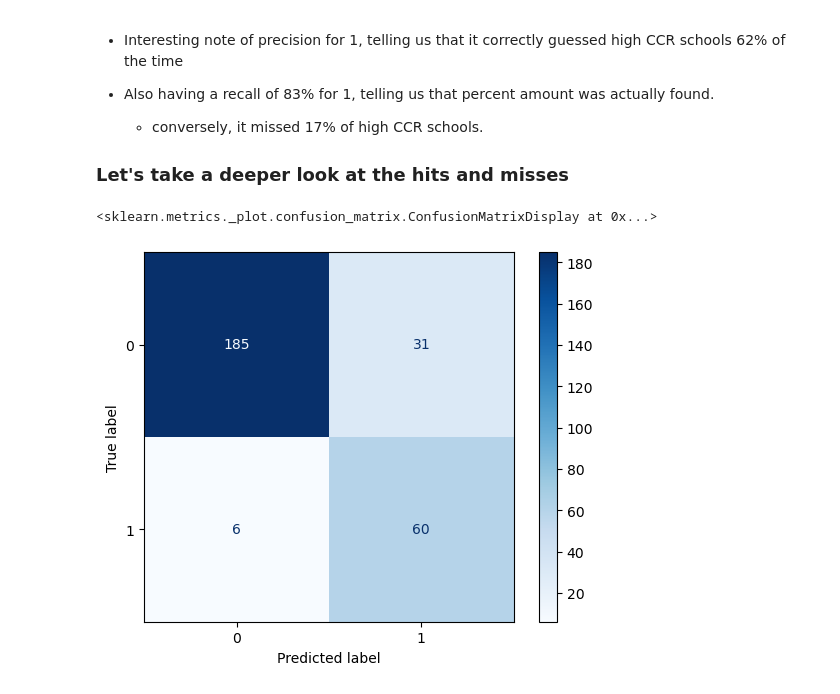
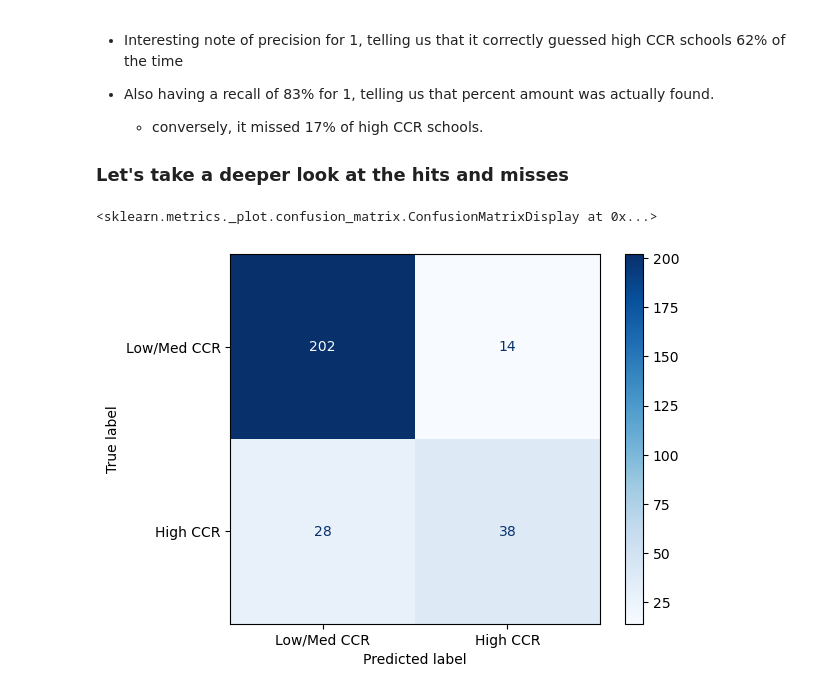
Before and after one commit to brehima5/CID_data-slayer-corps, a Jupyter notebook: python/notebooks/model_training.ipynb, the cells around one changed output. Cells and saved outputs as stored; diff of their text form; code cells hidden in the pictures.

```diff
--- a/python/notebooks/model_training.ipynb
+++ b/python/notebooks/model_training.ipynb
@@ -99,3 +144,16 @@ dtype: int64
 # %%
-sns.scatterplot(df1, x='eni_rate', y='ccr_rate')
+# streamlined multiple scatterplots all in one figure
+
+features = ['eni_rate', 'pct_temp_housing', 'avg_student_attendance']
+plt.figure(figsize=(15, 4))
+
+for f in features:
+    plt.subplot(1, 3, features.index(f) + 1)
+    plt.scatter(df1[f], df1['ccr_rate'], alpha=0.5)
+    plt.xlabel(f)
+    plt.ylabel('ccr_rate')
+    plt.title(f'{f} vs. ccr_rate')
+
+plt.tight_layout()
+plt.show()
 # %% [output]
@@ -137,16 +237,15 @@ df1.hist()
 # we'll likely need to make eni more normal.
 # let's use logit eni_rate, since it's heavily left-skewed
 
-# logit
+# logit eni_rate
 # Using a small epsilon (0.001) to avoid division by zero
 epsilon = 0.001
 df1['logit_eni'] = np.log((df1['eni_rate'] + epsilon) / (1 - df1['eni_rate'] + epsilon))
 
 
-# for ccr_rate and pct_temp_housing, we'll simply square root (since they're not terribly skewed)
-df1['sqrt_ccr_rate'] = np.sqrt(df1['ccr_rate'])
-df1['sqrt_pct_temp_housing'] = np.sqrt(df1['pct_temp_housing'])
-df1['sqrt_avg_student_attendance'] = np.sqrt(df1['avg_student_attendance'])
+# for the rest, we'll simply square root (since they're not terribly skewed)
+for col in ['ccr_rate', 'pct_temp_housing', 'avg_student_attendance']:
+    df1[f'sqrt_{col}'] = np.sqrt(df1[col])
 # %% [output]
 [figure]
 # %%
@@ -264,7 +431,7 @@ X2_train = sm.add_constant(X2_train)
 X2_test = sm.add_constant(X2_test)
 
 # Train the model
-model2 = LogisticRegression(class_weight='balanced')     # balanced to pay extra attention to the minority group (high ccr)
+model2 = LogisticRegression(class_weight={0:1, 1:0.8})     # balanced to pay extra attention to the minority group (high ccr)
 model2.fit(X2_train, y2_train)
 
 # Make predictions
@@ -294,10 +461,10 @@ Low/Med CCR (0)       0.95      0.84      0.89       216
 # %%
 from sklearn.metrics import confusion_matrix, ConfusionMatrixDisplay
 
 # Confusion Matrix
 cm = confusion_matrix(y2_test, y2_pred)
-disp = ConfusionMatrixDisplay(confusion_matrix=cm)
+disp = ConfusionMatrixDisplay(confusion_matrix=cm, display_labels=['Low/Med CCR', 'High CCR'])
 disp.plot(cmap='Blues')
 # %% [output]
 <sklearn.metrics._plot.confusion_matrix.ConfusionMatrixDisplay at 0x...>
-[figure, old version]
+[figure, new version]
```
Also changed, not shown: parts of 27 cells of this notebook, 1 other file.
